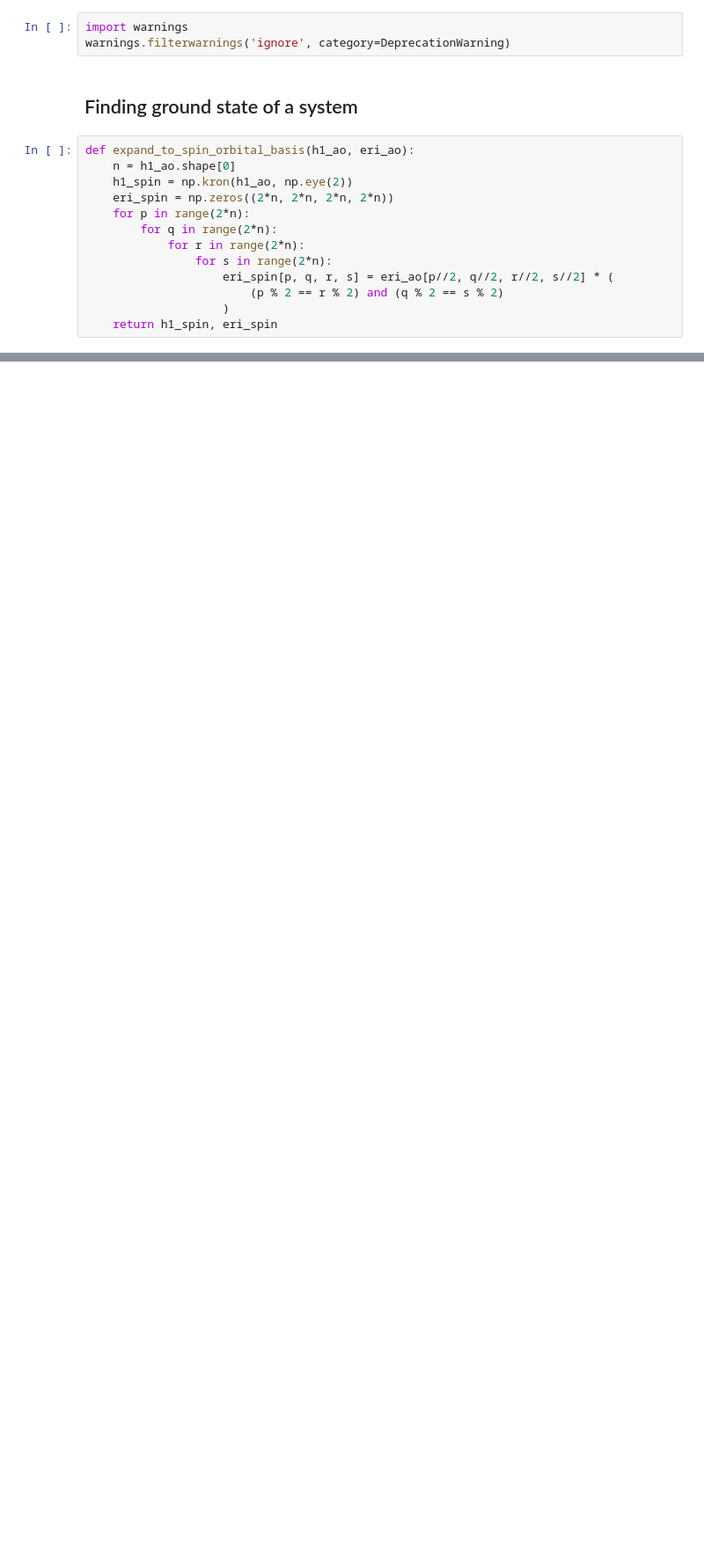
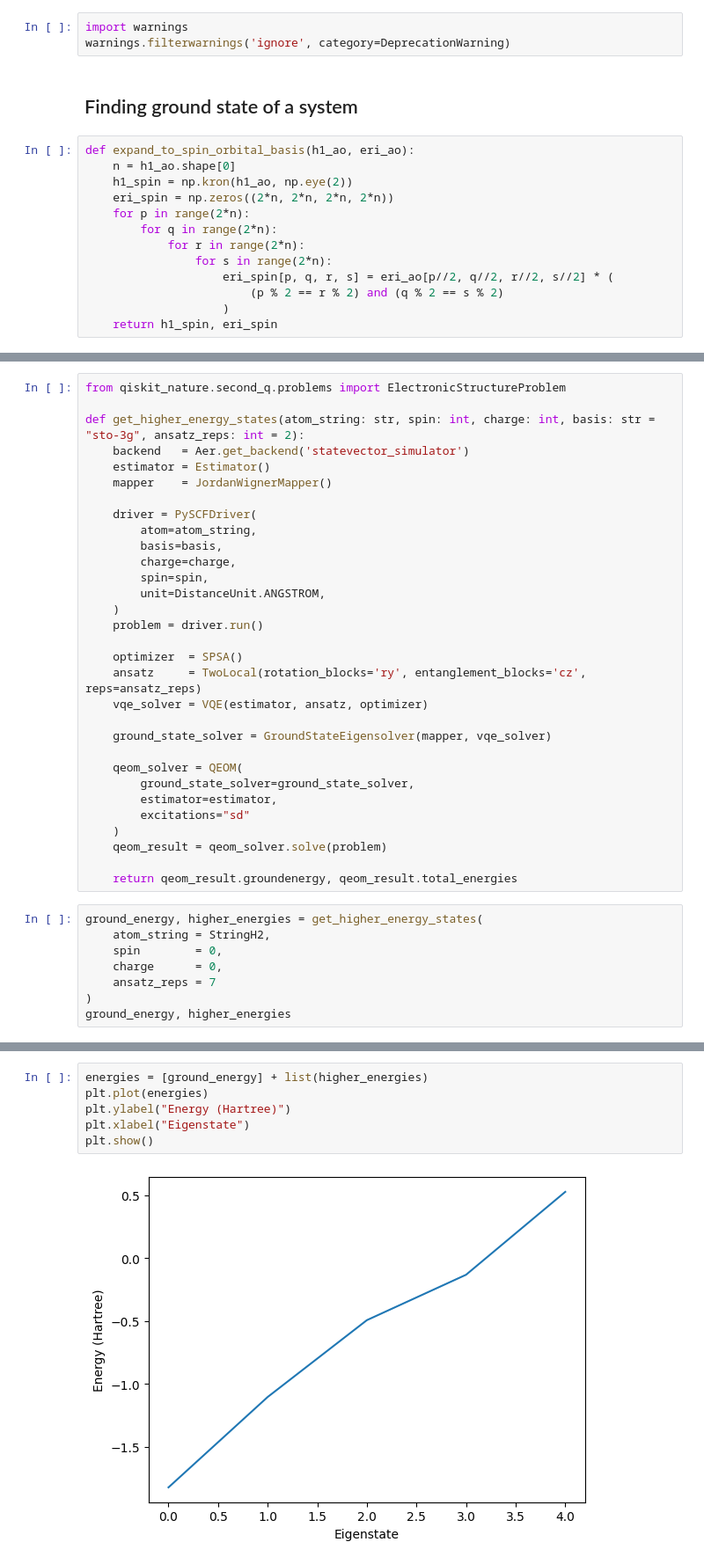
Before and after one commit to FyodorAmanov1/EnergetiQ, a Jupyter notebook: nyuad2.ipynb, the cells around one changed output, grey strips where cells are left out. Shown at 88% size. Cells and saved outputs as stored; diff of their text form; blank space fills up the shorter version.

```diff
--- a/nyuad2.ipynb
+++ b/nyuad2.ipynb
@@ -125,0 +140,39 @@ Hartree groundstate energy for Hydrogen: -7.7256176739513425
+# %%
+from qiskit_nature.second_q.problems import ElectronicStructureProblem
+
+def get_higher_energy_states(atom_string: str, spin: int, charge: int, basis: str = "sto-3g", ansatz_reps: int = 2):
+    backend   = Aer.get_backend('statevector_simulator')
+    estimator = Estimator()
+    mapper    = JordanWignerMapper()
+
+    driver = PySCFDriver(
+        atom=atom_string,
+        basis=basis,
+        charge=charge,
+        spin=spin,
+        unit=DistanceUnit.ANGSTROM,
+    )
+    problem = driver.run()
+
+    optimizer  = SPSA()
+    ansatz     = TwoLocal(rotation_blocks='ry', entanglement_blocks='cz', reps=ansatz_reps)
+    vqe_solver = VQE(estimator, ansatz, optimizer)
+
+    ground_state_solver = GroundStateEigensolver(mapper, vqe_solver)
+
+    qeom_solver = QEOM(
+        ground_state_solver=ground_state_solver,
+        estimator=estimator,
+        excitations="sd"
+    )
+    qeom_result = qeom_solver.solve(problem)
+
+    return qeom_result.groundenergy, qeom_result.total_energies
+# %%
+ground_energy, higher_energies = get_higher_energy_states(
+    atom_string = StringH2,
+    spin        = 0,
+    charge      = 0,
+    ansatz_reps = 7
+)
+ground_energy, higher_energies
@@ -125,0 +182,8 @@ Hartree groundstate energy for Hydrogen: -7.7256176739513425
+# %%
+energies = [ground_energy] + list(higher_energies)
+plt.plot(energies)
+plt.ylabel("Energy (Hartree)")
+plt.xlabel("Eigenstate")
+plt.show()
+# %% [output]
+[figure, added]
```
Also changed, not shown: parts of 13 cells of this notebook.
